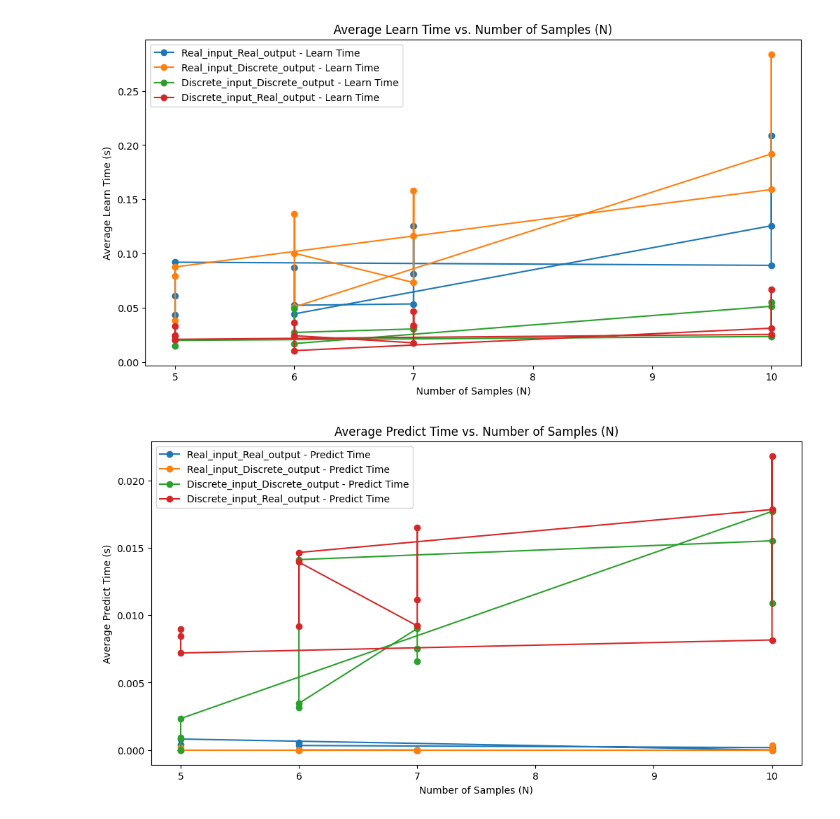
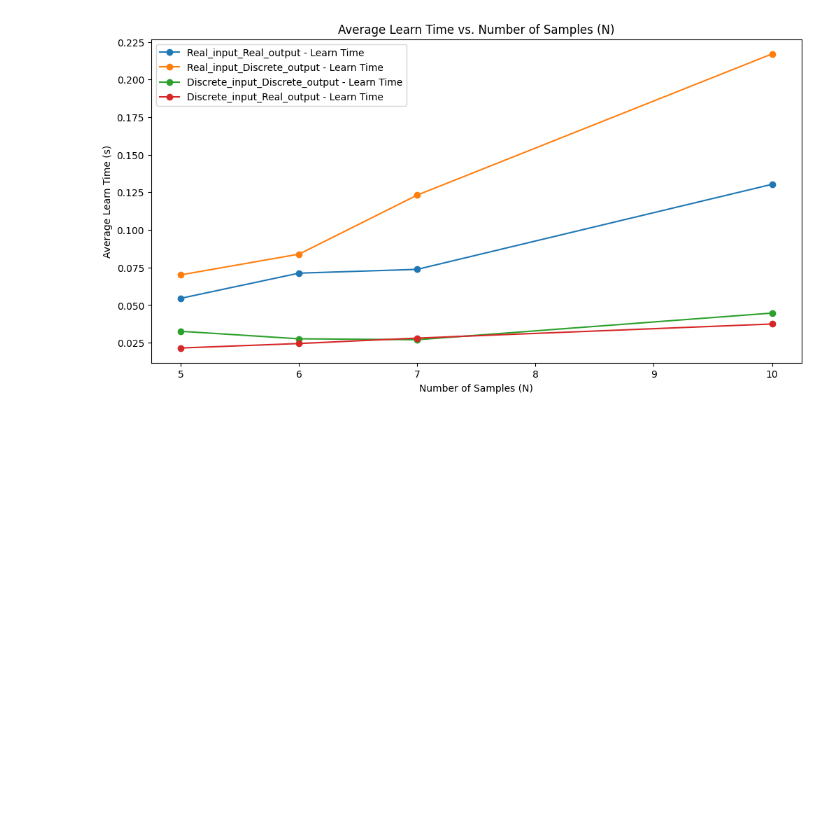
Before and after one commit to PankajGadhwal/ML-Projects, a Jupyter notebook: A1/experiments.ipynb, the cells around one changed output. Drawn from its saved outputs; the diff is of its cells as text; code cells hidden in the pictures; blank space fills up the shorter version.

```diff
--- a/A1/experiments.ipynb
+++ b/A1/experiments.ipynb
@@ -95,33 +95,23 @@ print(results_df)
 # %%
 # Function to plot the results
 # ...
-def plot_results(results_df):
+def plot_learning_time(results_df):
     plt.figure(figsize=(12, 6))
     for data_type in results_df["Type"].unique():
-        subset = results_df[results_df["Type"] == data_type]
-        plt.plot(subset["N"], subset["Average Learn Time (s)"], label=f"{data_type} - Learn Time", marker='o')
+        subset1 = results_df[results_df["Type"] == data_type]
+        numeric_subset1 = subset1[['N', 'Average Learn Time (s)']]
+        grouped_df1 = numeric_subset1.groupby('N', as_index=False).mean()
+        plt.plot(grouped_df1["N"], grouped_df1["Average Learn Time (s)"], label=f"{data_type} - Learn Time", marker='o')
 
     plt.title("Average Learn Time vs. Number of Samples (N)")
     plt.xlabel("Number of Samples (N)")
     plt.ylabel("Average Learn Time (s)")
     plt.legend()
     plt.show()
 
-    plt.figure(figsize=(12, 6))
-    for data_type in results_df["Type"].unique():
-        subset = results_df[results_df["Type"] == data_type]
-        plt.plot(subset["N"], subset["Average Predict Time (s)"], label=f"{data_type} - Predict Time", marker='o')
-
-    plt.title("Average Predict Time vs. Number of Samples (N)")
-    plt.xlabel("Number of Samples (N)")
-    plt.ylabel("Average Predict Time (s)")
-    plt.legend()
-    plt.show()
-
 # Other functions
 # ...
 # Run the functions, Learn the DTs and Show the results/plots
-plot_results(results_df)
+plot_learning_time(results_df)
 # %% [output]
-[figure, old version]
+[figure, new version]
-[figure, removed]
```
Also changed, not shown: parts of 4 cells of this notebook.
